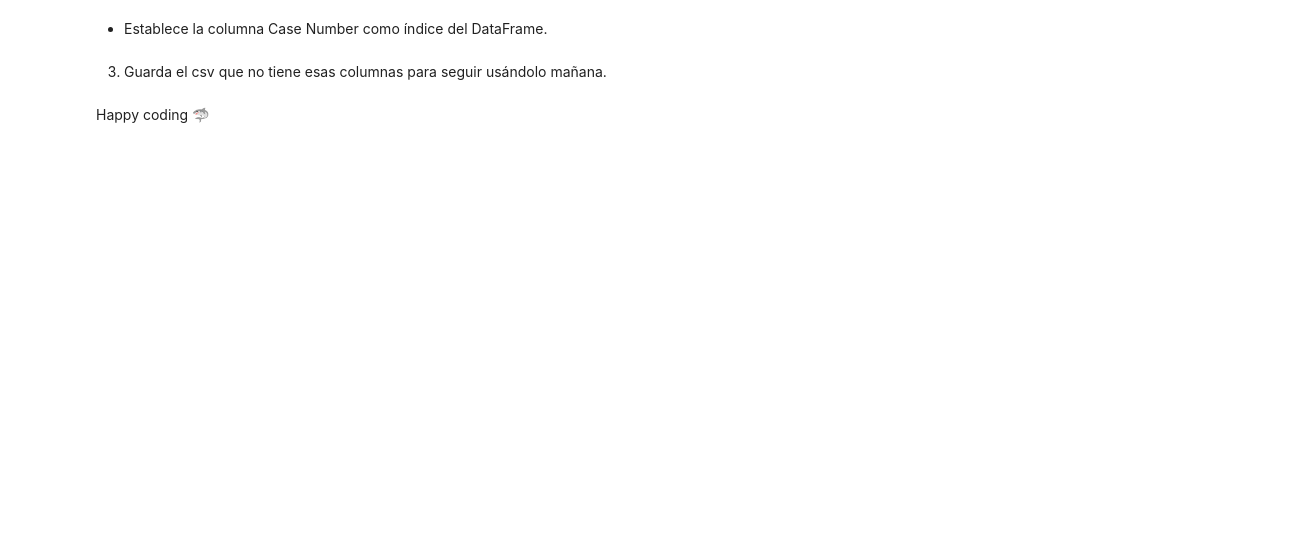
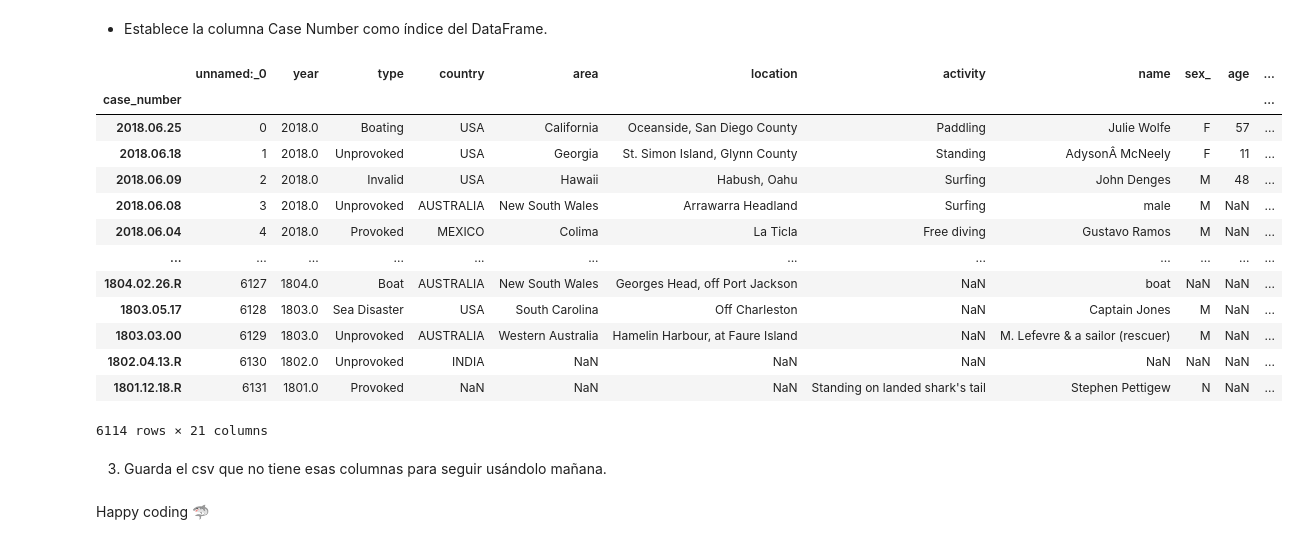
Before and after one commit to Adalab/DA-Stadistics-y-Visualizacion-Matlab-and-Seaborn-, a Jupyter notebook: pandas/pairprog-pandas-leccion3-pandas3.ipynb, the cells around one changed output. Drawn from its saved outputs; the diff is of its cells as text; code cells hidden in the pictures; blank space fills up the shorter version.

```diff
--- a/pandas/pairprog-pandas-leccion3-pandas3.ipynb
+++ b/pandas/pairprog-pandas-leccion3-pandas3.ipynb
@@ -11,3 +11,8 @@ De aquí en adelante, vamos a trabajar con el mismo dataset. Se trata de un conj
 1. Cargar el dataset
 
 💡 Pista Si hacemos la carga del dataset sin el parámetro encoding nos puede dar error (puede que no os de error, si es así menos problemas!). Aquí tenéis una lista de los encodings disponibles en pandas. Buscad por los encoding de tipo ISO.
+# %%
+import pandas as pd
+attacks=pd.read_csv('data_pandas_lec3/attacks.csv', encoding='utf-8')
+attacks.head()
+#especificamos el encoding, aunquen no nos ha dado error en un principio.
@@ -28,2 +256,5 @@ Mostrad 2 filas al azar del DataFrame.
 # %% [markdown]
 - Cambiad el nombre de las columnas para que todas estén en minúsculas y reemplazad los espacios por _.
+# %%
+columnas_nuevas={columna:columna.lower().replace(' ','_') for columna in attacks.columns}
+columnas_nuevas
@@ -29,0 +279,3 @@ Mostrad 2 filas al azar del DataFrame.
+# %%
+attacks.rename(columns=columnas_nuevas, inplace=True)
+attacks
@@ -32,5 +303,23 @@ Mostrad 2 filas al azar del DataFrame.
 # %% [markdown]
 - Establece la columna Case Number como índice del DataFrame.
+# %%
+attacks.set_index(['case_number'],inplace=True)
+attacks
+# %% [output]
+|  | unnamed:_0 | year | type | country | area | location | activity | name | sex_ | age | ... |
+| case_number |  |  |  |  |  |  |  |  |  |  | ... |
+| 2018.06.25 | 0 | 2018.0 | Boating | USA | California | Oceanside, San Diego County | Paddling | Julie Wolfe | F | 57 | ... |
+| 2018.06.18 | 1 | 2018.0 | Unprovoked | USA | Georgia | St. Simon Island, Glynn County | Standing | AdysonÂ McNeely | F | 11 | ... |
+| 2018.06.09 | 2 | 2018.0 | Invalid | USA | Hawaii | Habush, Oahu | Surfing | John Denges | M | 48 | ... |
+| 2018.06.08 | 3 | 2018.0 | Unprovoked | AUSTRALIA | New South Wales | Arrawarra Headland | Surfing | male | M | NaN | ... |
+| 2018.06.04 | 4 | 2018.0 | Provoked | MEXICO | Colima | La Ticla | Free diving | Gustavo Ramos | M | NaN | ... |
+| ... | ... | ... | ... | ... | ... | ... | ... | ... | ... | ... | ... |
+| 1804.02.26.R | 6127 | 1804.0 | Boat | AUSTRALIA | New South Wales | Georges Head, off Port Jackson | NaN | boat | NaN | NaN | ... |
+| 1803.05.17 | 6128 | 1803.0 | Sea Disaster | USA | South Carolina | Off Charleston | NaN | Captain Jones | M | NaN | ... |
+| 1803.03.00 | 6129 | 1803.0 | Unprovoked | AUSTRALIA | Western Australia | Hamelin Harbour, at Faure Island | NaN | M. Lefevre & a sailor (rescuer) | M | NaN | ... |
+| 1802.04.13.R | 6130 | 1802.0 | Unprovoked | INDIA | NaN | NaN | NaN | NaN | NaN | NaN | ... |
+| 1801.12.18.R | 6131 | 1801.0 | Provoked | NaN | NaN | NaN | Standing on landed shark's tail | Stephen Pettigew | N | NaN | ... |
+6114 rows × 21 columns
 # %% [markdown]
 3. Guarda el csv que no tiene esas columnas para seguir usándolo mañana.
 # %% [markdown]
```
Also changed, not shown: parts of 18 cells of this notebook, 2 other files.
